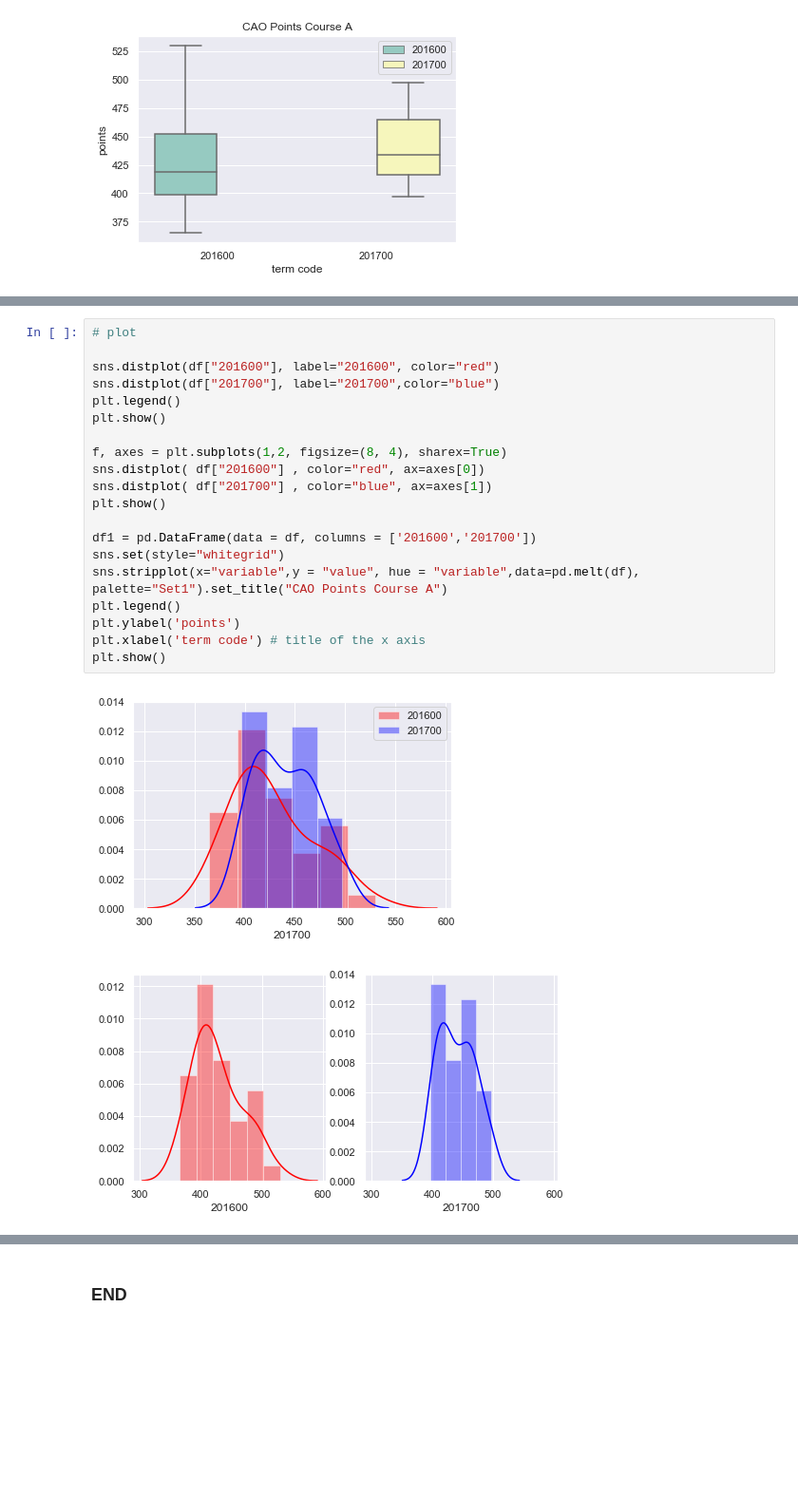
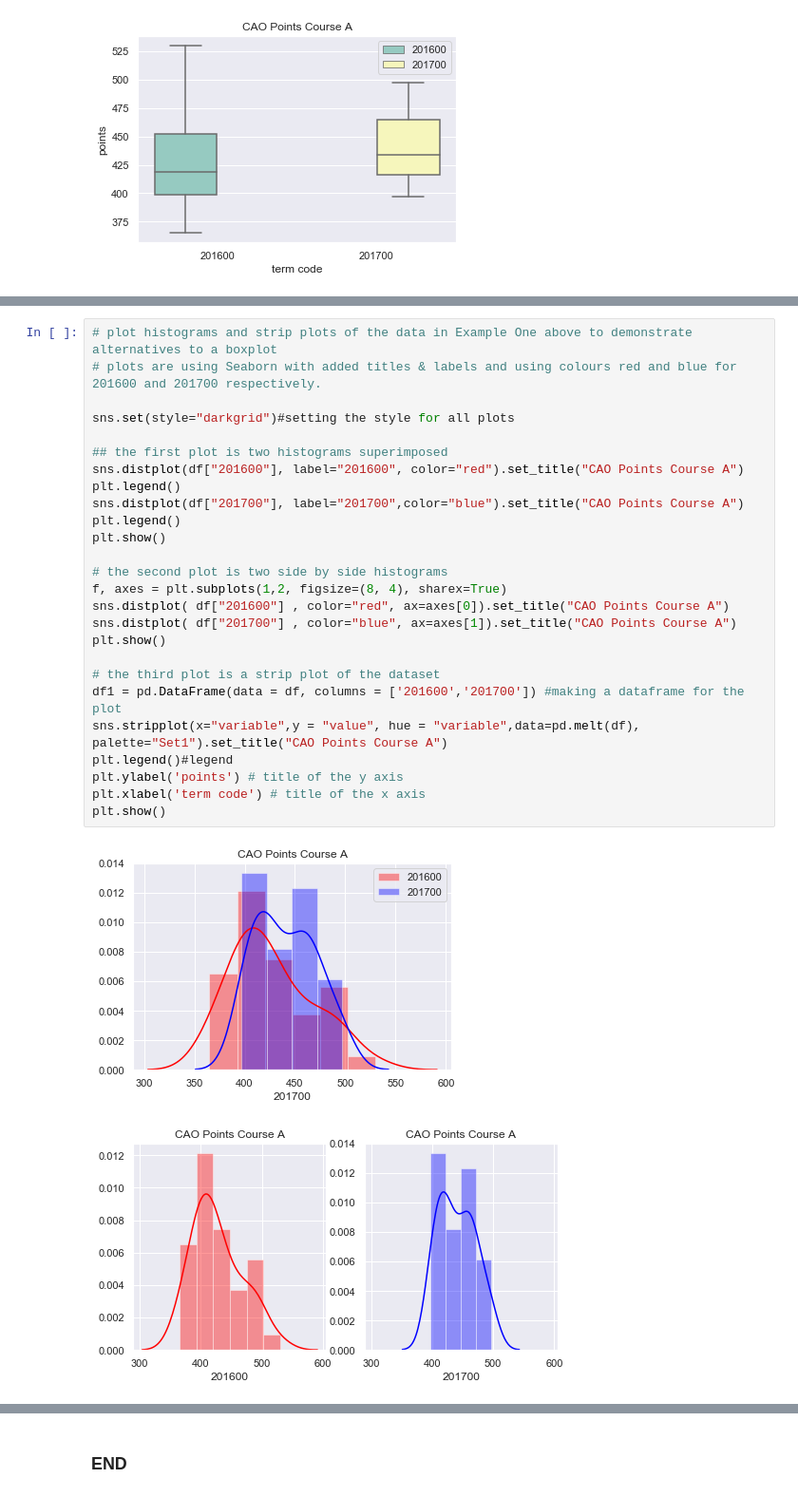
Before and after one commit to Hudsonsue/BOXPLOTS, a Jupyter notebook: BOX PLOTS.ipynb, the cells around one changed output, grey strips where cells are left out. Shown at 95% size. Cells and saved outputs as stored; diff of their text form; blank space fills up the shorter version.

```diff
--- a/BOX PLOTS.ipynb
+++ b/BOX PLOTS.ipynb
@@ -173,23 +202,29 @@ Doing these comparisons higlighted one major advantage of the boxplot which is t
 # %%
-# plot
+# plot histograms and strip plots of the data in Example One above to demonstrate alternatives to a boxplot
+# plots are using Seaborn with added titles & labels and using colours red and blue for 201600 and 201700 respectively.
 
-sns.distplot(df["201600"], label="201600", color="red")
-sns.distplot(df["201700"], label="201700",color="blue")
+sns.set(style="darkgrid")#setting the style for all plots
+
+## the first plot is two histograms superimposed
+sns.distplot(df["201600"], label="201600", color="red").set_title("CAO Points Course A")
+plt.legend()
+sns.distplot(df["201700"], label="201700",color="blue").set_title("CAO Points Course A")
 plt.legend()
 plt.show()
 
+# the second plot is two side by side histograms
 f, axes = plt.subplots(1,2, figsize=(8, 4), sharex=True)
-sns.distplot( df["201600"] , color="red", ax=axes[0])
-sns.distplot( df["201700"] , color="blue", ax=axes[1])
+sns.distplot( df["201600"] , color="red", ax=axes[0]).set_title("CAO Points Course A")
+sns.distplot( df["201700"] , color="blue", ax=axes[1]).set_title("CAO Points Course A")
 plt.show()
 
-df1 = pd.DataFrame(data = df, columns = ['201600','201700'])
-sns.set(style="whitegrid")
+# the third plot is a strip plot of the dataset
+df1 = pd.DataFrame(data = df, columns = ['201600','201700']) #making a dataframe for the plot
 sns.stripplot(x="variable",y = "value", hue = "variable",data=pd.melt(df), palette="Set1").set_title("CAO Points Course A")
-plt.legend()
-plt.ylabel('points')
+plt.legend()#legend
+plt.ylabel('points') # title of the y axis
 plt.xlabel('term code') # title of the x axis
 plt.show()
 # %% [output]
-[figure, old version]
+[figure, new version]
-[figure, old version]
+[figure, new version]
```
Also changed, not shown: parts of 23 cells of this notebook, 2 other files.
